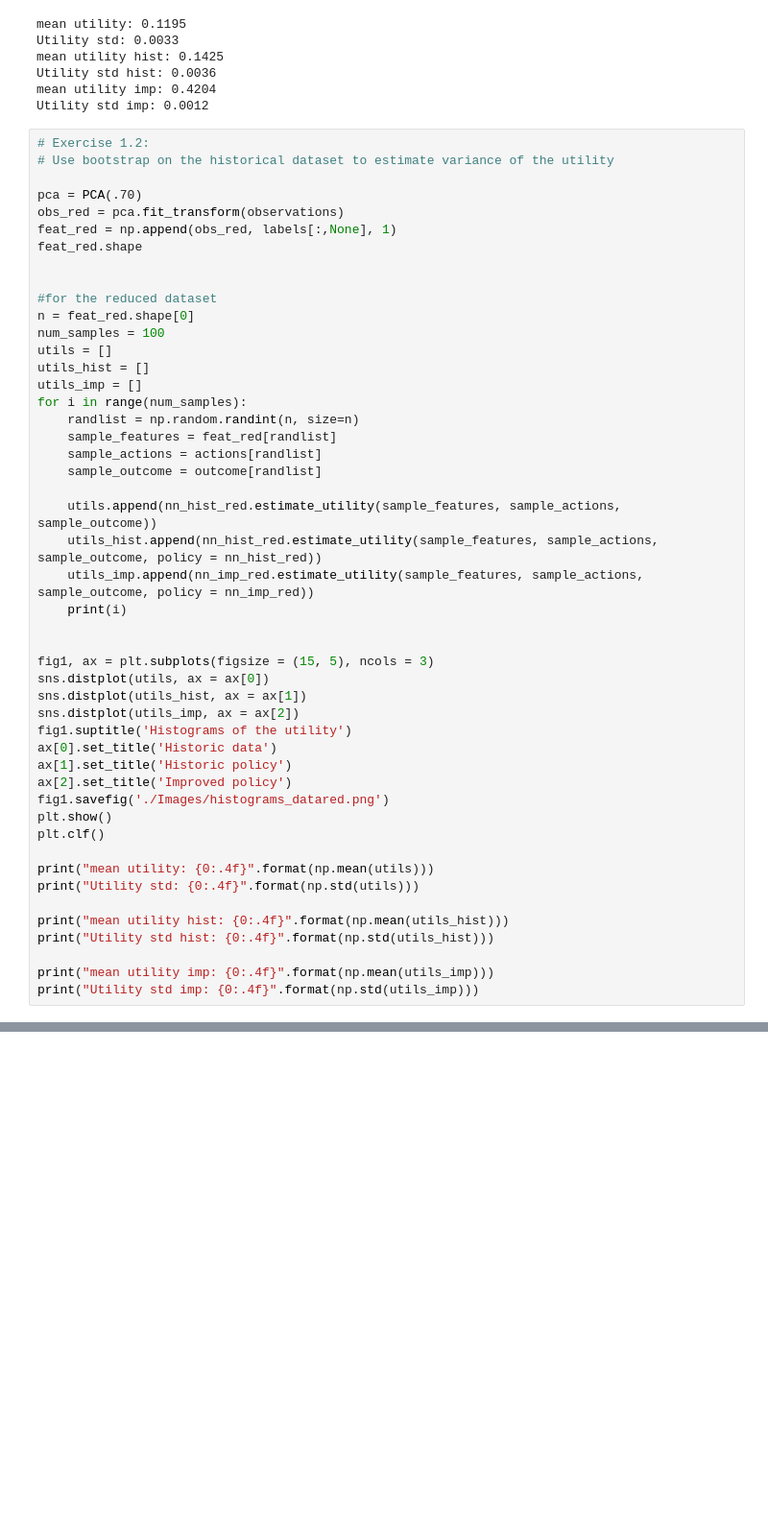
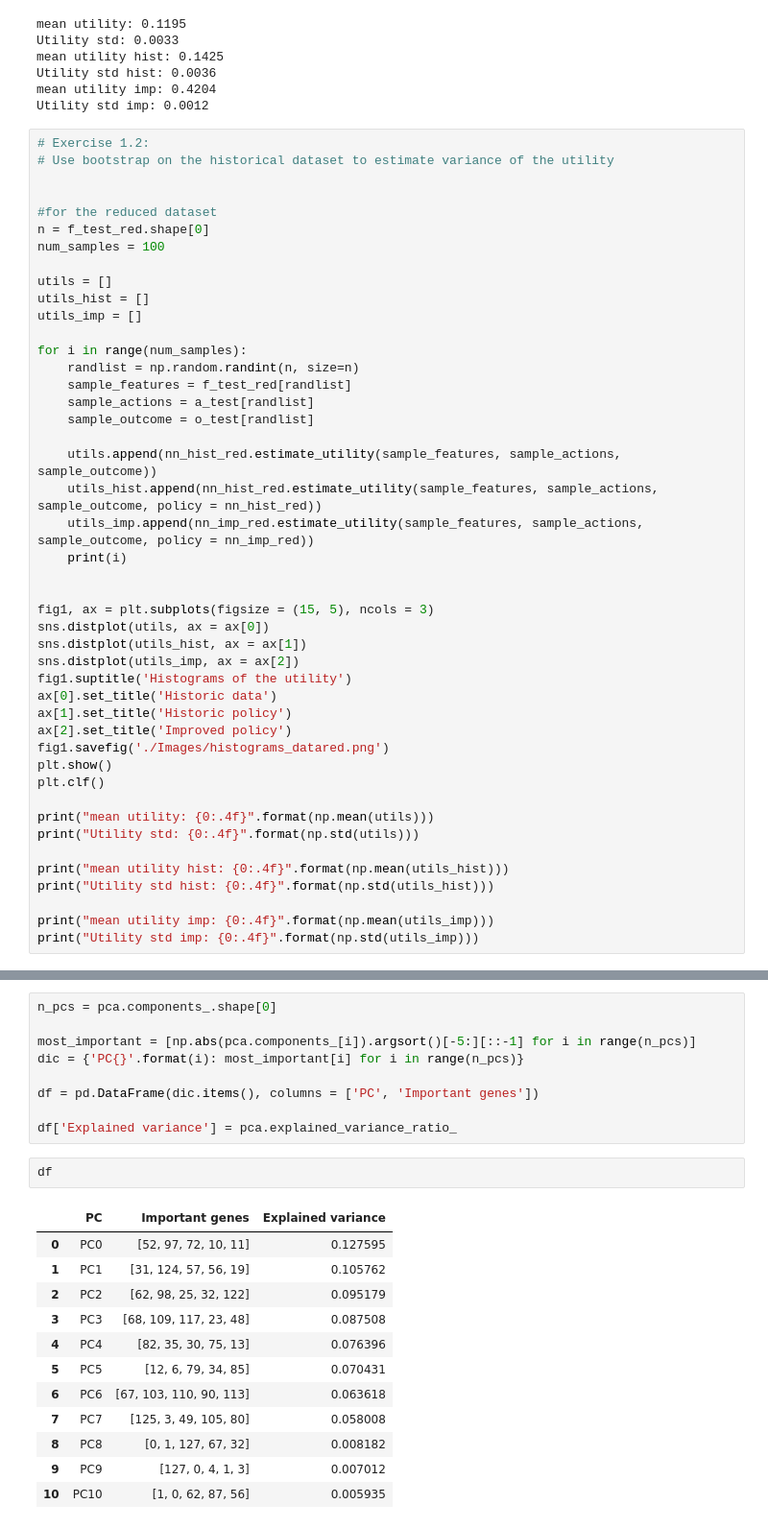
Before and after one commit to bjornite/IN-STK9000, a Jupyter notebook: Project_2/HistoricalRecommender.ipynb, the cells around one changed output, grey strips where cells are left out. Shown: that part at 96% size. Saved outputs shown, nothing was run; the diff lists cells and outputs as text; blank space fills up the shorter version.

Commit message:
added gene importance code

```diff
--- a/Project_2/HistoricalRecommender.ipynb
+++ b/Project_2/HistoricalRecommender.ipynb
@@ -614,23 +626,20 @@ Utility std imp: 0.0012
 # Exercise 1.2:
 # Use bootstrap on the historical dataset to estimate variance of the utility
 
-pca = PCA(.70)
-obs_red = pca.fit_transform(observations)
-feat_red = np.append(obs_red, labels[:,None], 1)
-feat_red.shape
-
 
 #for the reduced dataset
-n = feat_red.shape[0]
+n = f_test_red.shape[0]
 num_samples = 100
+
 utils = []
 utils_hist = []
 utils_imp = []
+
 for i in range(num_samples):
     randlist = np.random.randint(n, size=n)
-    sample_features = feat_red[randlist]
-    sample_actions = actions[randlist]
-    sample_outcome = outcome[randlist]
+    sample_features = f_test_red[randlist]
+    sample_actions = a_test[randlist]
+    sample_outcome = o_test[randlist]
 
     utils.append(nn_hist_red.estimate_utility(sample_features, sample_actions, sample_outcome))
     utils_hist.append(nn_hist_red.estimate_utility(sample_features, sample_actions, sample_outcome, policy = nn_hist_red))
@@ -686,0 +688,24 @@ Utility std imp: 0.0035
+# %%
+n_pcs = pca.components_.shape[0]
+
+most_important = [np.abs(pca.components_[i]).argsort()[-5:][::-1] for i in range(n_pcs)]
+dic = {'PC{}'.format(i): most_important[i] for i in range(n_pcs)}
+
+df = pd.DataFrame(dic.items(), columns = ['PC', 'Important genes'])
+
+df['Explained variance'] = pca.explained_variance_ratio_
+# %%
+df
+# %% [output]
+|  | PC | Important genes | Explained variance |
+| 0 | PC0 | [52, 97, 72, 10, 11] | 0.127595 |
+| 1 | PC1 | [31, 124, 57, 56, 19] | 0.105762 |
+| 2 | PC2 | [62, 98, 25, 32, 122] | 0.095179 |
+| 3 | PC3 | [68, 109, 117, 23, 48] | 0.087508 |
+| 4 | PC4 | [82, 35, 30, 75, 13] | 0.076396 |
+| 5 | PC5 | [12, 6, 79, 34, 85] | 0.070431 |
+| 6 | PC6 | [67, 103, 110, 90, 113] | 0.063618 |
+| 7 | PC7 | [125, 3, 49, 105, 80] | 0.058008 |
+| 8 | PC8 | [0, 1, 127, 67, 32] | 0.008182 |
+| 9 | PC9 | [127, 0, 4, 1, 3] | 0.007012 |
+| 10 | PC10 | [1, 0, 62, 87, 56] | 0.005935 |
```
Also changed, not shown: parts of 5 cells of this notebook, 3 other files.
